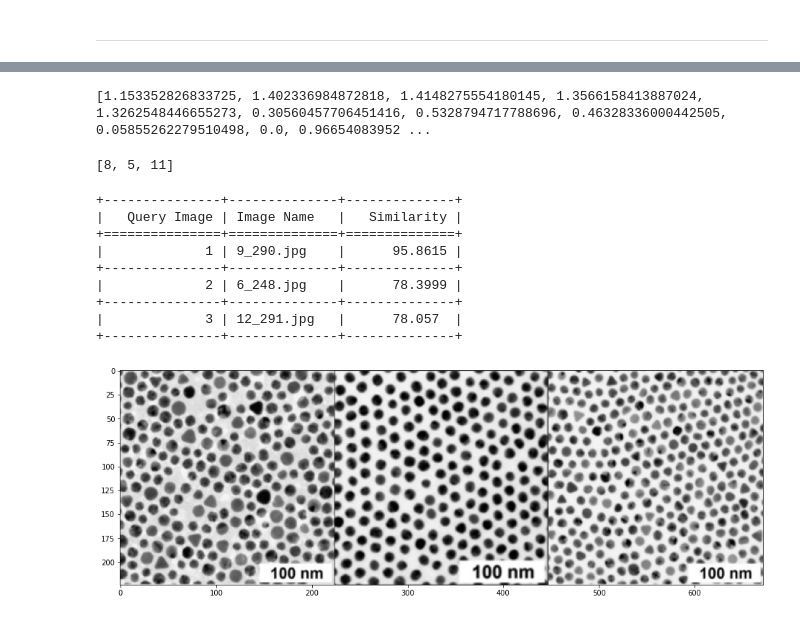
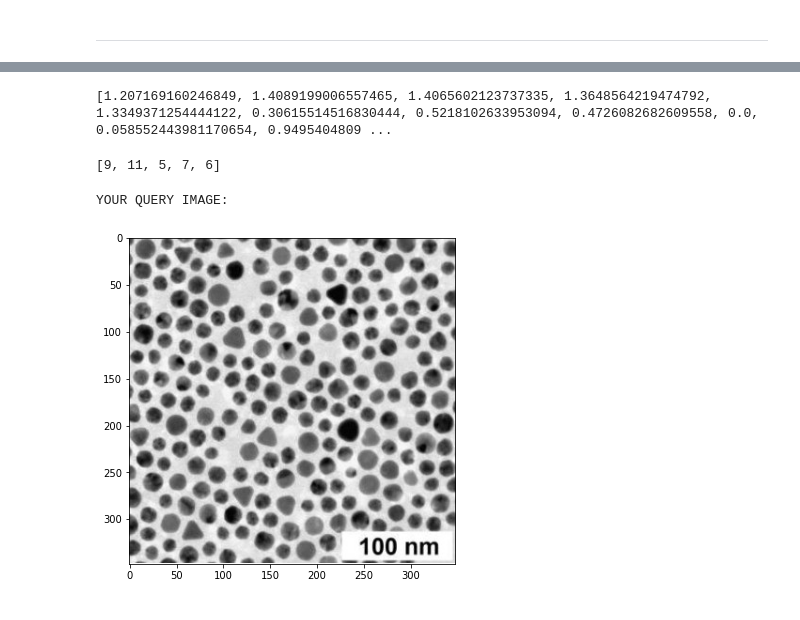
Before and after one commit to acid-design-lab/EMRIS, a Jupyter notebook: EMRIS_tool.ipynb, the cells around one changed output, grey strips where cells are left out. Drawn from its saved outputs; the diff is of its cells as text; code cells hidden in the pictures.

```diff
--- a/EMRIS_tool.ipynb
+++ b/EMRIS_tool.ipynb
@@ -132,6 +132,7 @@ n
 
 import os
 import keras
+import tensorflow as tf
 from keras.preprocessing import image
 from keras.preprocessing.image import load_img
 from keras.applications.imagenet_utils import decode_predictions, preprocess_input
@@ -146,4 +147,4 @@ from PIL import Image
 from sklearn.decomposition import PCA
 import pandas as pd
 
-model = keras.applications.VGG16(weights='imagenet', include_top=True)
+model = tf.keras.applications.VGG16(weights='imagenet', include_top=True)
@@ -332,52 +340,40 @@ similar_idx = [ distance.cosine(pca_features[n], feat) for feat in pca_features
 # %%
 print(similar_idx)
 # %% [output]
-[1.153352826833725, 1.402336984872818, 1.4148275554180145, 1.3566158413887024, 1.3262548446655273, 0.30560457706451416, 0.5328794717788696, 0.46328336000442505, 0.05855262279510498, 0.0, 0.96654083952 ...
+[1.207169160246849, 1.4089199006557465, 1.4065602123737335, 1.3648564219474792, 1.3349371254444122, 0.30615514516830444, 0.5218102633953094, 0.4726082682609558, 0.0, 0.058552443981170654, 0.9495404809 ...
 # %%
 # SELECT THE MOST 5 SIMILAR IMAGES
 
-idx_closest = sorted(range(len(similar_idx)), key=lambda k: similar_idx[k])[1:number_of_similar_images]
+idx_closest = sorted(range(len(similar_idx)), key=lambda k: similar_idx[k])[1:(number_of_similar_images+1)]
 print(idx_closest)
 # %% [output]
-[8, 5, 11]
+[9, 11, 5, 7, 6]
 # %%
-# OPEN 5 CLOSEST IMAGES IN THE DATASET
+# OPEN N CLOSEST IMAGES IN THE DATASET
 
 thumbs = []
 for idx in idx_closest:
     img = image.load_img(images[idx])
     img = img.resize((int(img.width * 224 / img.height), 224))
     thumbs.append(img)
 
 # CONCATENATE IMAGES INTO A SINGLE IMAGE
 
 concat_image = np.concatenate([np.asarray(t) for t in thumbs], axis=1)
 
-# SHOW TOP 5 CLOSEST IMAGES IN THE DATASET
+# SHOW TOP N CLOSEST IMAGES IN THE DATASET
 
-plt.figure(figsize = (16,12))
-plt.imshow(concat_image)
+query = Image.open(query_image)
+plt.figure(figsize = (8,6))
+plt.imshow(query)
 
 def cosine(image_name):
   return similar_idx[file_path.index(image_name)]
 
 def how_similar(cosine):
   return 100 - (100 * (cosine - min(similar_idx))/(max(similar_idx) - min(similar_idx)))
 
-from tabulate import tabulate
-print(tabulate([[1, file_path[idx_closest[0]], how_similar(cosine(file_path[idx_closest[0]]))],
-                [2, file_path[idx_closest[1]], how_similar(cosine(file_path[idx_closest[1]]))],
-                [3, file_path[idx_closest[2]], how_similar(cosine(file_path[idx_closest[2]]))]],
-                headers=["Query Image", "Image Name", "Similarity"],
-                tablefmt='grid'))
+print('\n\nYOUR QUERY IMAGE:')
 # %% [output]
-+---------------+--------------+--------------+
-|   Query Image | Image Name   |   Similarity |
-+===============+==============+==============+
-|             1 | 9_290.jpg    |      95.8615 |
-+---------------+--------------+--------------+
-|             2 | 6_248.jpg    |      78.3999 |
-+---------------+--------------+--------------+
-|             3 | 12_291.jpg   |      78.057  |
-+---------------+--------------+--------------+
+YOUR QUERY IMAGE:
-[figure, old version]
+[figure, new version]
```
Also changed, not shown: parts of 8 cells of this notebook.
